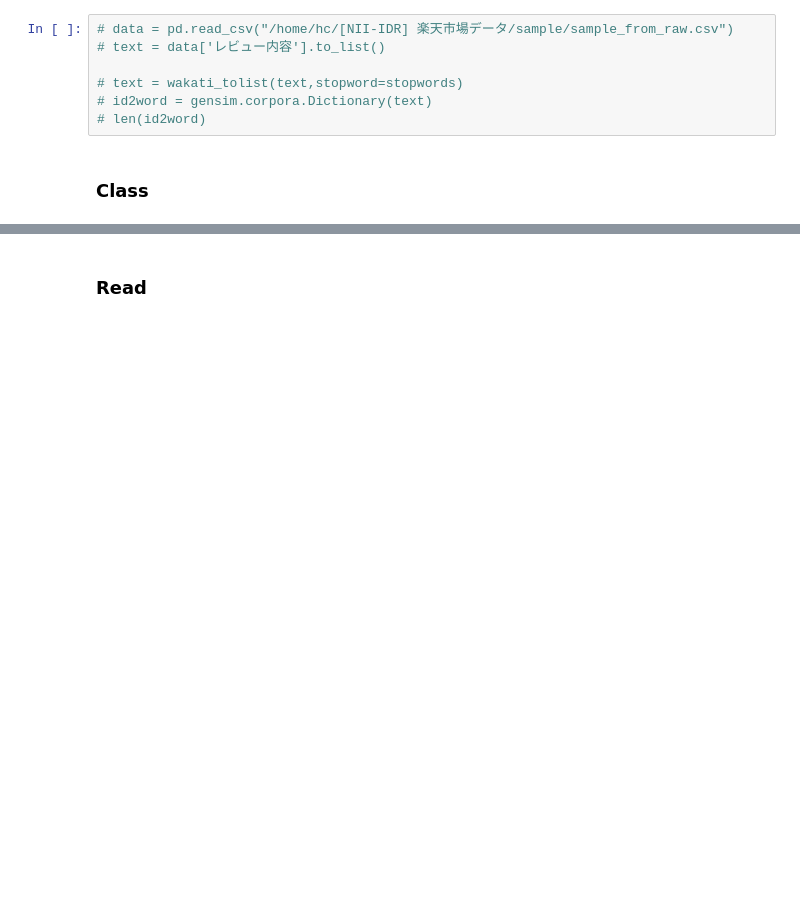
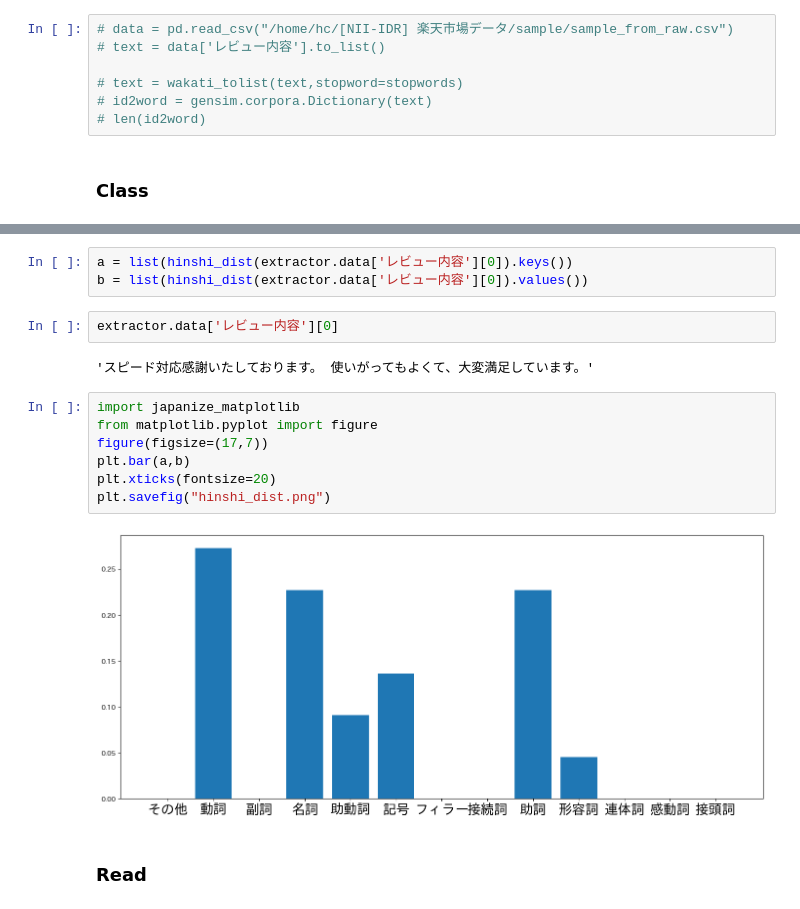
Before and after one commit to hcccccz/paper_new, a Jupyter notebook: classification.ipynb, the cells around one changed output, grey strips where cells are left out. Cells and saved outputs as stored; diff of their text form; blank space fills up the shorter version.

```diff
--- a/classification.ipynb
+++ b/classification.ipynb
@@ -308,3 +266,19 @@ class Feature_extractor:
+# %%
+a = list(hinshi_dist(extractor.data['レビュー内容'][0]).keys())
+b = list(hinshi_dist(extractor.data['レビュー内容'][0]).values())
+# %%
+extractor.data['レビュー内容'][0]
+# %% [output]
+'スピード対応感謝いたしております。 使いがってもよくて、大変満足しています。'
+# %%
+import japanize_matplotlib
+from matplotlib.pyplot import figure
+figure(figsize=(17,7))
+plt.bar(a,b)
+plt.xticks(fontsize=20)
+plt.savefig("hinshi_dist.png")
+# %% [output]
+[figure, added]
 # %% [markdown]
 ### Read
 # %%
```
Also changed, not shown: parts of 11 cells of this notebook.
